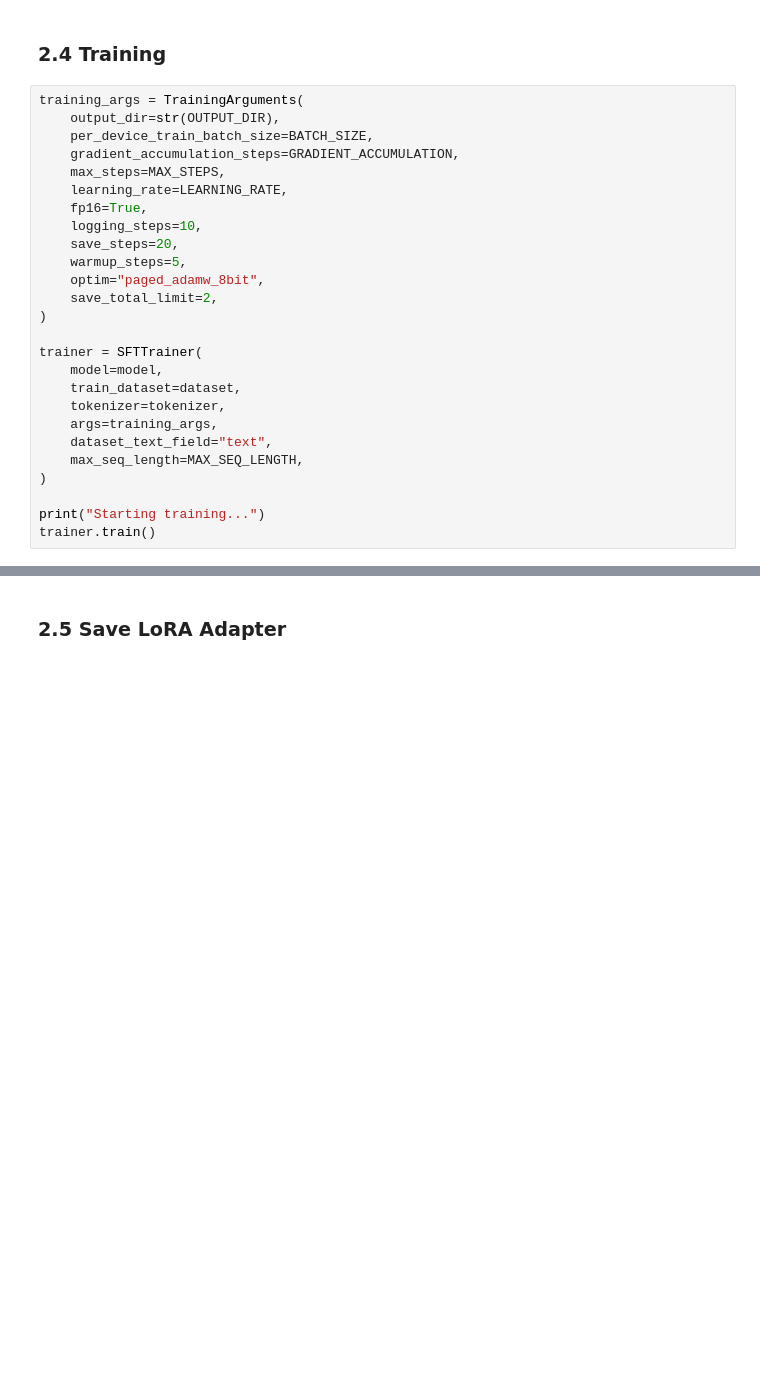
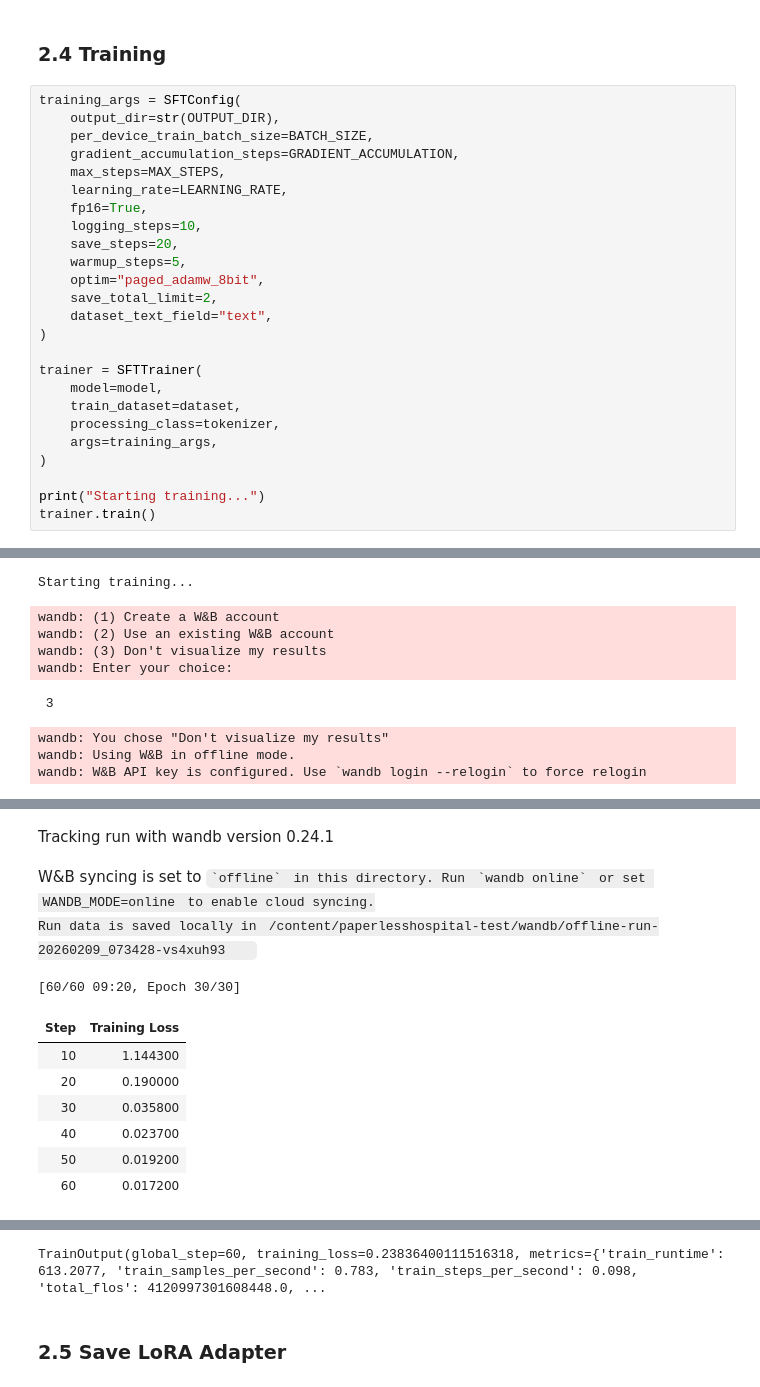
Before and after one commit to mpfordreamer/paperlesshospital-test, a Jupyter notebook: notebook.ipynb, the cells around one changed output, grey strips where cells are left out. Saved outputs shown, nothing was run; the diff lists cells and outputs as text; blank space fills up the shorter version.

```diff
--- a/notebook.ipynb
+++ b/notebook.ipynb
@@ -287,7 +321,7 @@ model.print_trainable_parameters()
 # %% [markdown]
 ### 2.4 Training
 # %%
-training_args = TrainingArguments(
+training_args = SFTConfig(
     output_dir=str(OUTPUT_DIR),
     per_device_train_batch_size=BATCH_SIZE,
     gradient_accumulation_steps=GRADIENT_ACCUMULATION,
@@ -299,16 +333,16 @@ training_args = TrainingArguments(
     warmup_steps=5,
     optim="paged_adamw_8bit",
     save_total_limit=2,
+    dataset_text_field="text",
 )
 
 trainer = SFTTrainer(
     model=model,
     train_dataset=dataset,
-    tokenizer=tokenizer,
+    processing_class=tokenizer,
     args=training_args,
-    dataset_text_field="text",
-    max_seq_length=MAX_SEQ_LENGTH,
 )
 
 print("Starting training...")
 trainer.train()
+# %% [output]
@@ -314,0 +350,9 @@ trainer.train()
+Starting training...
+wandb: (1) Create a W&B account
+wandb: (2) Use an existing W&B account
+wandb: (3) Don't visualize my results
+wandb: Enter your choice:
+ 3
+wandb: You chose "Don't visualize my results"
+wandb: Using W&B in offline mode.
+wandb: W&B API key is configured. Use `wandb login --relogin` to force relogin
@@ -314,0 +360,11 @@ trainer.train()
+Tracking run with wandb version 0.24.1
+W&B syncing is set to `offline` in this directory. Run `wandb online` or set WANDB_MODE=online to enable cloud syncing.
+Run data is saved locally in /content/paperlesshospital-test/wandb/offline-run-20260209_073428-vs4xuh93
+[60/60 09:20, Epoch 30/30]
+| Step | Training Loss |
+| 10 | 1.144300 |
+| 20 | 0.190000 |
+| 30 | 0.035800 |
+| 40 | 0.023700 |
+| 50 | 0.019200 |
+| 60 | 0.017200 |
@@ -315,3 +374,4 @@ trainer.train()
+TrainOutput(global_step=60, training_loss=0.23836400111516318, metrics={'train_runtime': 613.2077, 'train_samples_per_second': 0.783, 'train_steps_per_second': 0.098, 'total_flos': 4120997301608448.0, ...
 # %% [markdown]
 ### 2.5 Save LoRA Adapter
 # %%
```
Also changed, not shown: parts of 17 cells of this notebook.
